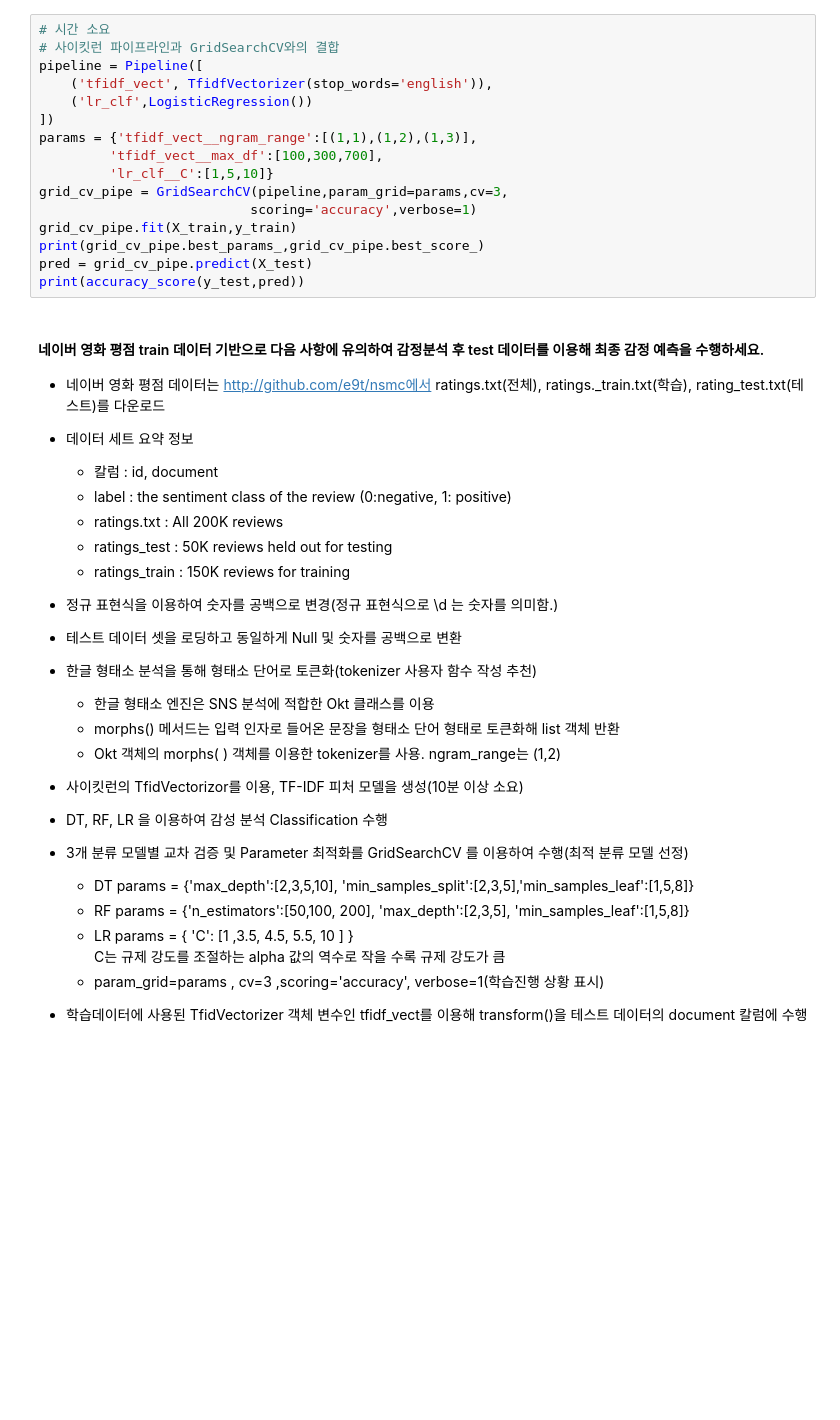
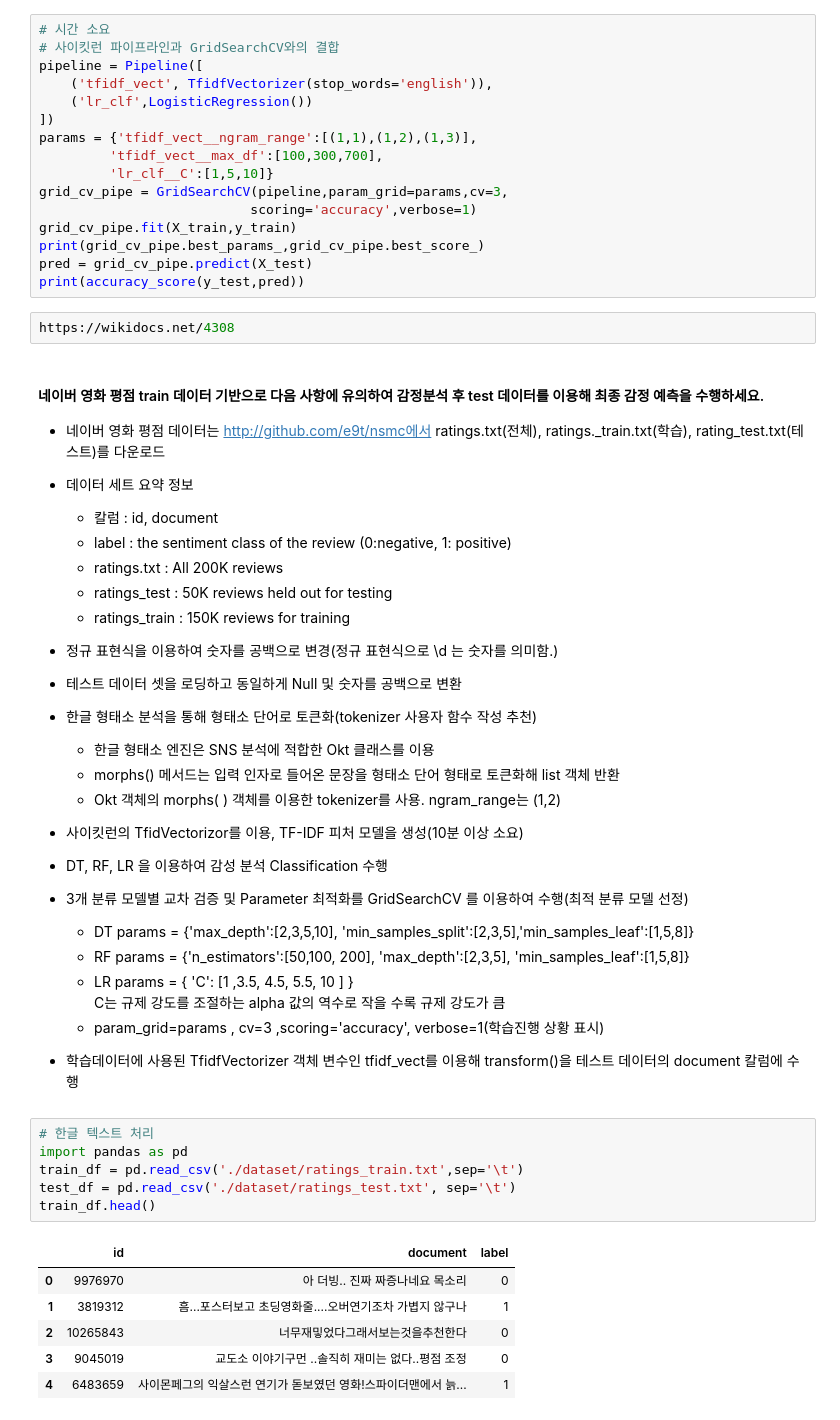
Before and after one commit to bnv20/Caba_dl, a Jupyter notebook: nlp10_Text Mining_guide.ipynb, the cells around one changed output. Drawn from its saved outputs; the diff is of its cells as text; blank space fills up the shorter version.

```diff
--- a/nlp10_Text Mining_guide.ipynb
+++ b/nlp10_Text Mining_guide.ipynb
@@ -693,6 +693,8 @@ grid_cv_pipe.fit(X_train,y_train)
 print(grid_cv_pipe.best_params_,grid_cv_pipe.best_score_)
 pred = grid_cv_pipe.predict(X_test)
 print(accuracy_score(y_test,pred))
+# %%
+https://wikidocs.net/4308
 # %% [markdown]
 #### 네이버 영화 평점 train 데이터 기반으로 다음 사항에 유의하여 감정분석 후 test 데이터를 이용해 최종 감정 예측을 수행하세요.
 * 네이버 영화 평점 데이터는 http://github.com/e9t/nsmc에서 ratings.txt(전체), ratings._train.txt(학습), rating_test.txt(테스트)를 다운로드
@@ -718,4 +720,17 @@ print(accuracy_score(y_test,pred))
   - LR params = { 'C': [1 ,3.5, 4.5, 5.5, 10 ] }\
     C는 규제 강도를 조절하는 alpha 값의 역수로 작을 수록 규제 강도가 큼
   - param_grid=params , cv=3 ,scoring='accuracy', verbose=1(학습진행 상황 표시)
-* 학습데이터에 사용된 TfidVectorizer 객체 변수인 tfidf_vect를 이용해 transform()을 테스트 데이터의 document 칼럼에 수행
+* 학습데이터에 사용된 TfidfVectorizer 객체 변수인 tfidf_vect를 이용해 transform()을 테스트 데이터의 document 칼럼에 수행
+# %%
+# 한글 텍스트 처리
+import pandas as pd
+train_df = pd.read_csv('./dataset/ratings_train.txt',sep='\t')
+test_df = pd.read_csv('./dataset/ratings_test.txt', sep='\t')
+train_df.head()
+# %% [output]
+|  | id | document | label |
+| 0 | 9976970 | 아 더빙.. 진짜 짜증나네요 목소리 | 0 |
+| 1 | 3819312 | 흠...포스터보고 초딩영화줄....오버연기조차 가볍지 않구나 | 1 |
+| 2 | 10265843 | 너무재밓었다그래서보는것을추천한다 | 0 |
+| 3 | 9045019 | 교도소 이야기구먼 ..솔직히 재미는 없다..평점 조정 | 0 |
+| 4 | 6483659 | 사이몬페그의 익살스런 연기가 돋보였던 영화!스파이더맨에서 늙... | 1 |
```
Also changed, not shown: parts of 26 cells of this notebook.
